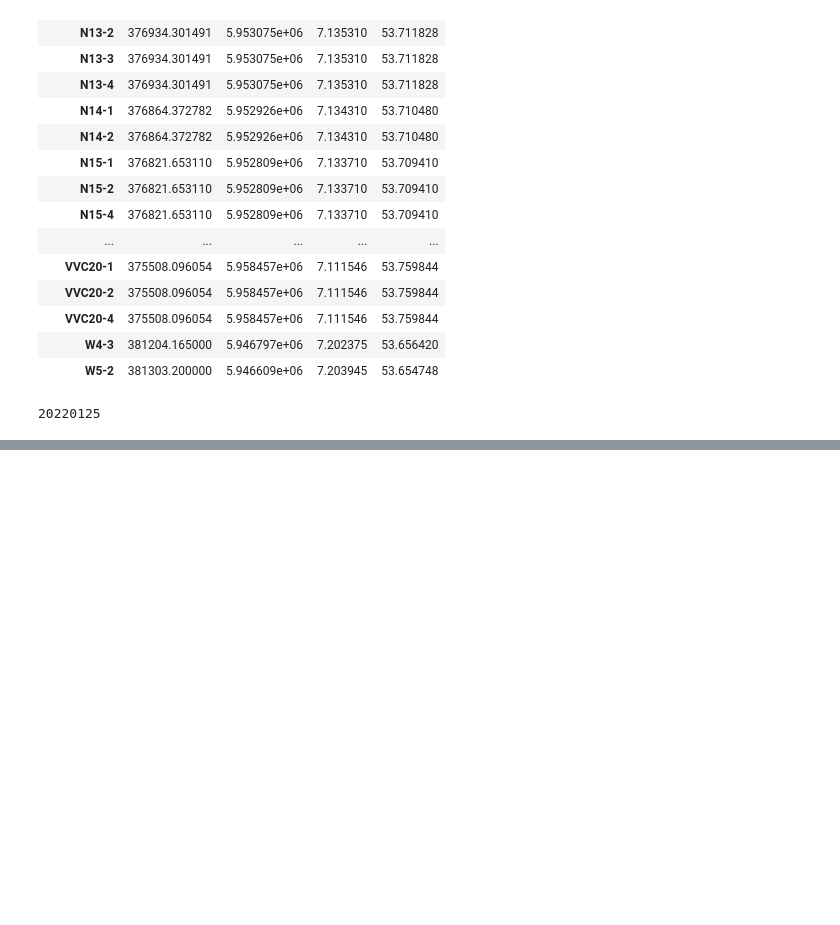
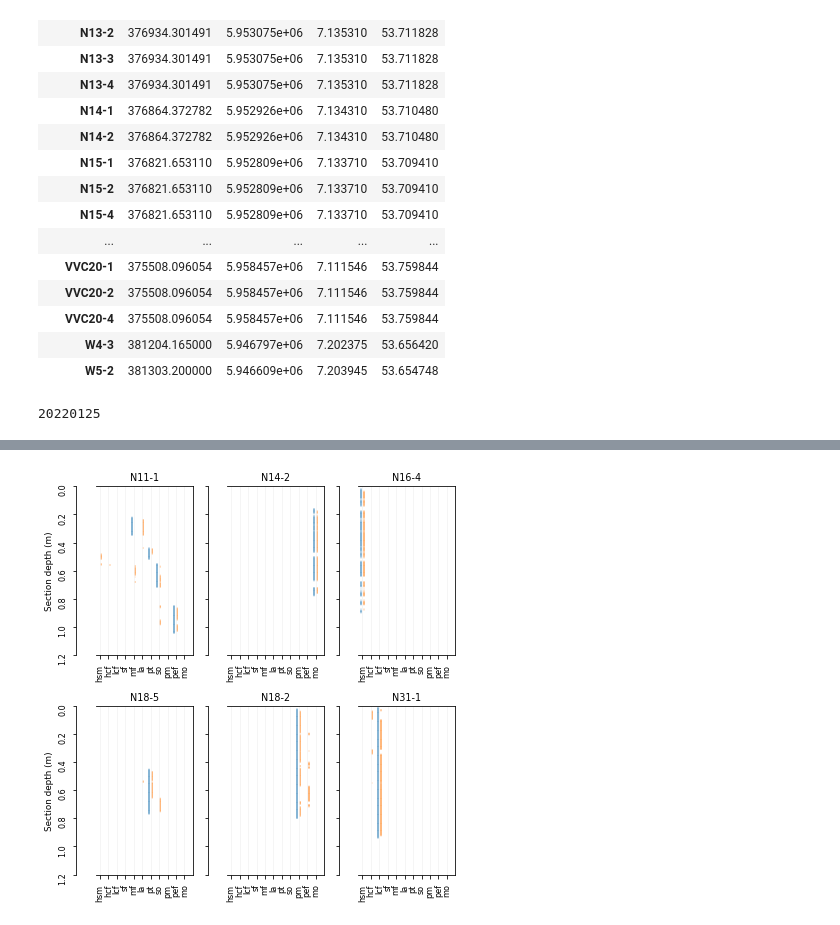
Before and after one commit to dispink/WASA-faciesXRF, a Jupyter notebook: prepare_paper_02.ipynb, the cells around one changed output, grey strips where cells are left out. Cells and saved outputs as stored; diff of their text form; code cells hidden in the pictures; blank space fills up the shorter version.

```diff
--- a/prepare_paper_02.ipynb
+++ b/prepare_paper_02.ipynb
@@ -103,0 +169,7 @@ print(date)
+# %%
+y_df = pd.read_csv('results/r_ys_20220120.csv', index_col=0)
+# %%
+from wasafacies import Evaluation
+eva = Evaluation()
+Facies = eva.get_Facies()
+Facies
@@ -103,0 +179,7 @@ print(date)
+# %%
+y_df = pd.concat([
+        pd.read_csv('data/info.cleaned.all.csv', index_col=0, usecols=['composite_id', 'section_depth_mm']),
+        y_df],
+    axis=1, join='inner'
+)
+y_df
@@ -103,0 +220,35 @@ print(date)
+# %%
+plt.rcParams['savefig.dpi'] = 600
+def plot_facies(data_df, section_list, y_pred, Facies, depth, fig_no):
+    """
+    data_df is the dataframe having info and labels.
+    section_list can be a list of the core sections you want to plot.
+    y_pred is the column name of labels you want to plot.
+    Faceis is a list of facies names.
+    depth is the str indicating the depth you want to plot,
+    "composite_depth_mm" or "section_depth_mm".
+    """
+    fig, axes = plt.subplots(2, 3, figsize = (6, 6.25), sharey='row')
+    for core_section, ax in zip(section_list, axes.ravel()):
+        X = data_df[data_df.core_section == core_section]
+        ax.scatter(X.y - .2, X[depth]*.001, marker = '_', s = 3, lw = .2, label = 'Description')
+        ax.scatter(X[y_pred] + .15, X[depth]*.001, marker = '_', s = 3, lw = .2, label = 'Prediction')
+        #ax.set_ylim(ax.get_ylim()[::-1])
+        ax.set_ylim(1.2, 0)
+        ax.set_xlim(-.5, len(Facies))
+        ax.set_xticks(range(len(Facies)))
+        ax.set_xticklabels(Facies, rotation = 90)
+        ax.set_title(core_section)
+        ax.grid(visible=True, axis='x', color='0.95', lw=.7)
+        ax.spines["left"].set_position(("axes", -.2))
+        ax.tick_params('y', labelsize = 8, labelrotation = 90)
+
+    #axes[0, 0].legend(markerscale=3)
+    axes[0, 0].set_ylabel('{} depth (m)'.format(depth.split('_')[0].capitalize()))
+    axes[1, 0].set_ylabel('{} depth (m)'.format(depth.split('_')[0].capitalize()))
+    #plt.subplots_adjust(wspace=.6, hspace=.3)
+    plt.tight_layout()
+    fig.savefig('results/r_{}_bysection_{}_{}.png'.format(y_pred, date, fig_no))
+plot_facies(y_df, y_df.core_section.unique()[:6], 'y_roll', Facies, 'section_depth_mm', 1)
+# %% [output]
+[figure, added]
```
Also changed, not shown: parts of 13 cells of this notebook.
